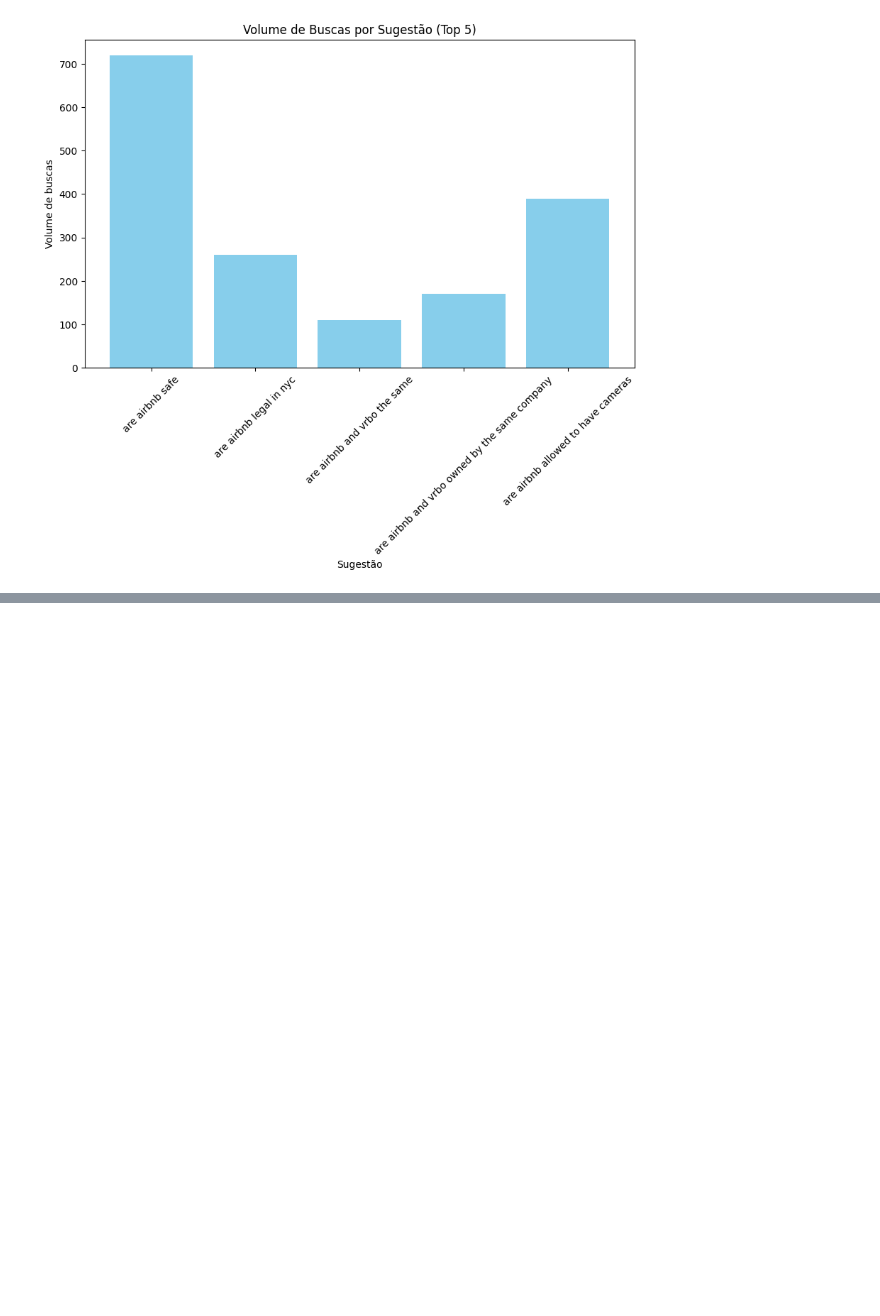
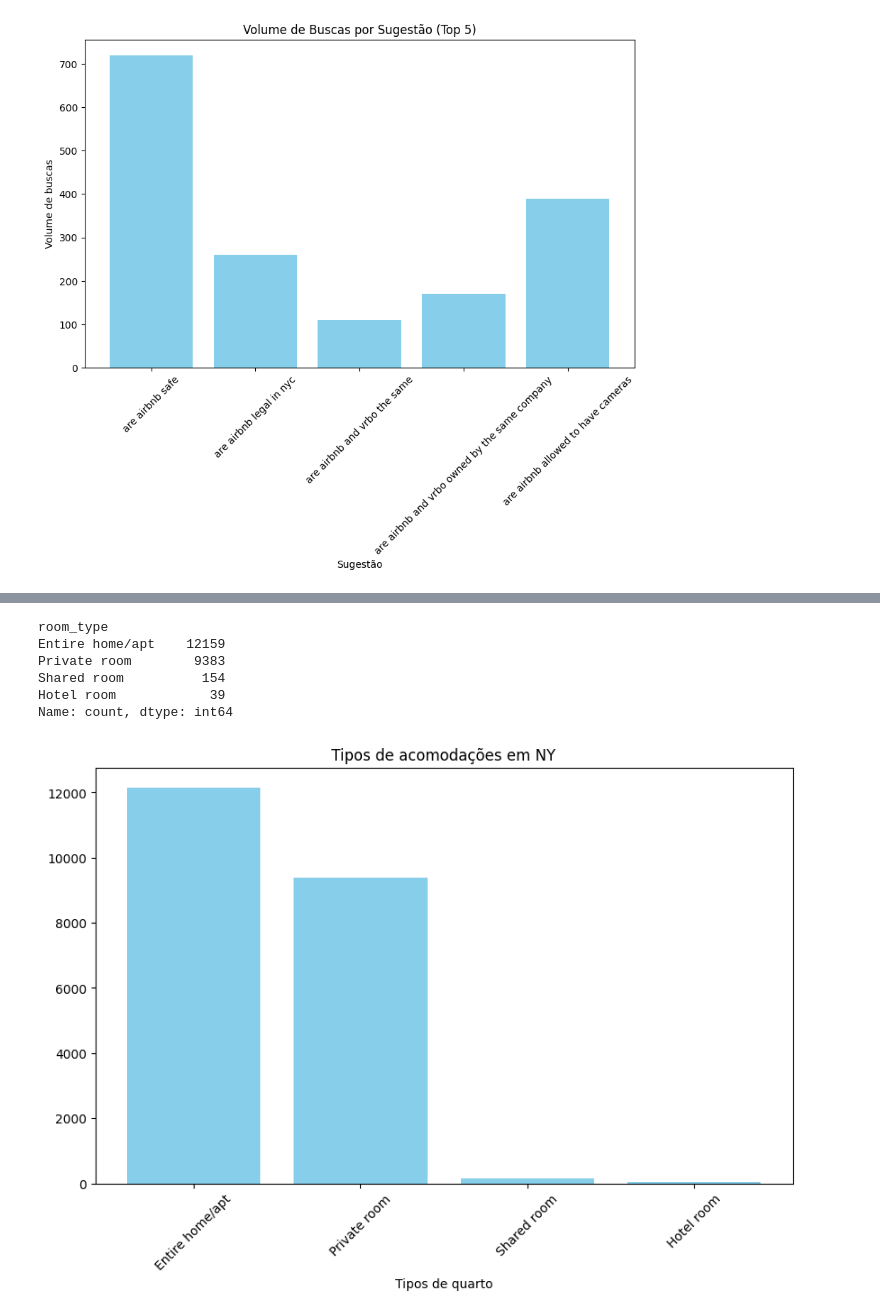
Before and after one commit to sabrinamarrocos/analise-airbnb, a Jupyter notebook: analise_airbnb_ny.ipynb, the cells around one changed output, grey strips where cells are left out. Cells and saved outputs as stored; diff of their text form; code cells hidden in the pictures; blank space fills up the shorter version.

```diff
--- a/analise_airbnb_ny.ipynb
+++ b/analise_airbnb_ny.ipynb
@@ -146,0 +175,20 @@ plt.show()
+# %%
+filtro_ny = df_airbnb_inside[df_airbnb_inside['host_location'] == 'New York, NY']
+acomodacoes_ny = filtro_ny['room_type'].value_counts()
+print(acomodacoes_ny)
+# %% [output]
+room_type
+Entire home/apt    12159
+Private room        9383
+Shared room          154
+Hotel room            39
+Name: count, dtype: int64
+# %%
+plt.figure(figsize=(10, 6))
+plt.bar(acomodacoes_ny.index, acomodacoes_ny.values, color='skyblue')
+plt.xlabel('Tipos de quarto')
+plt.title('Tipos de acomodações em NY')
+plt.xticks(rotation=45)
+plt.show()
+# %% [output]
+[figure, added]
```
Also changed, not shown: parts of 2 cells of this notebook.
